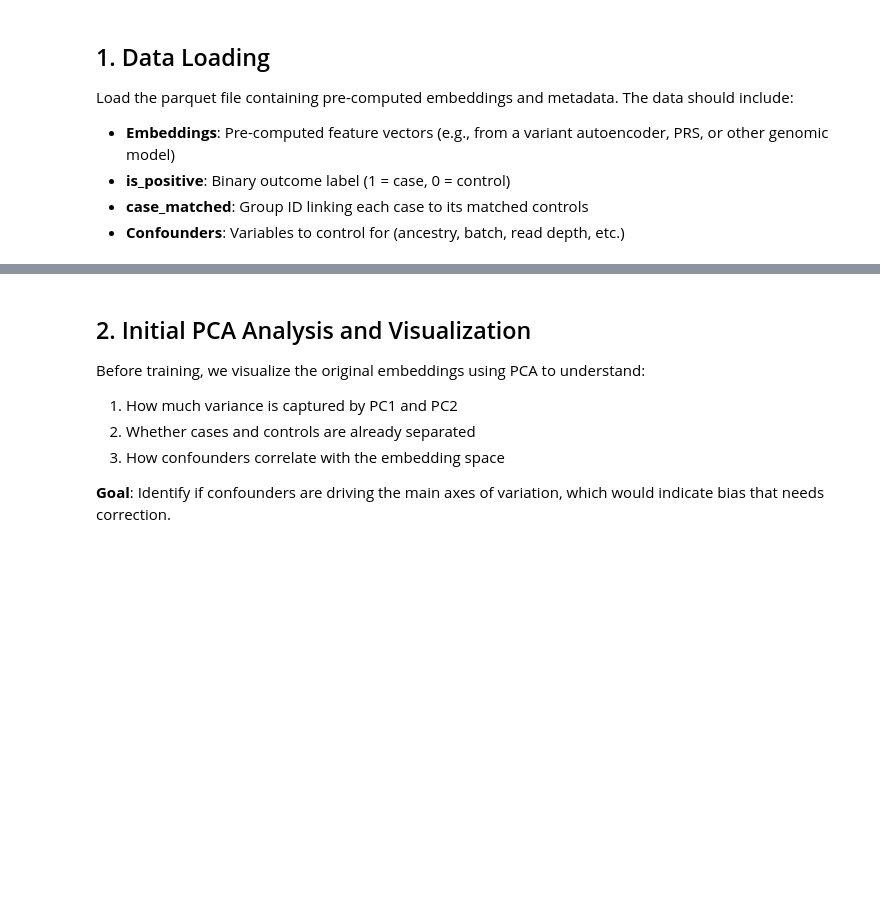
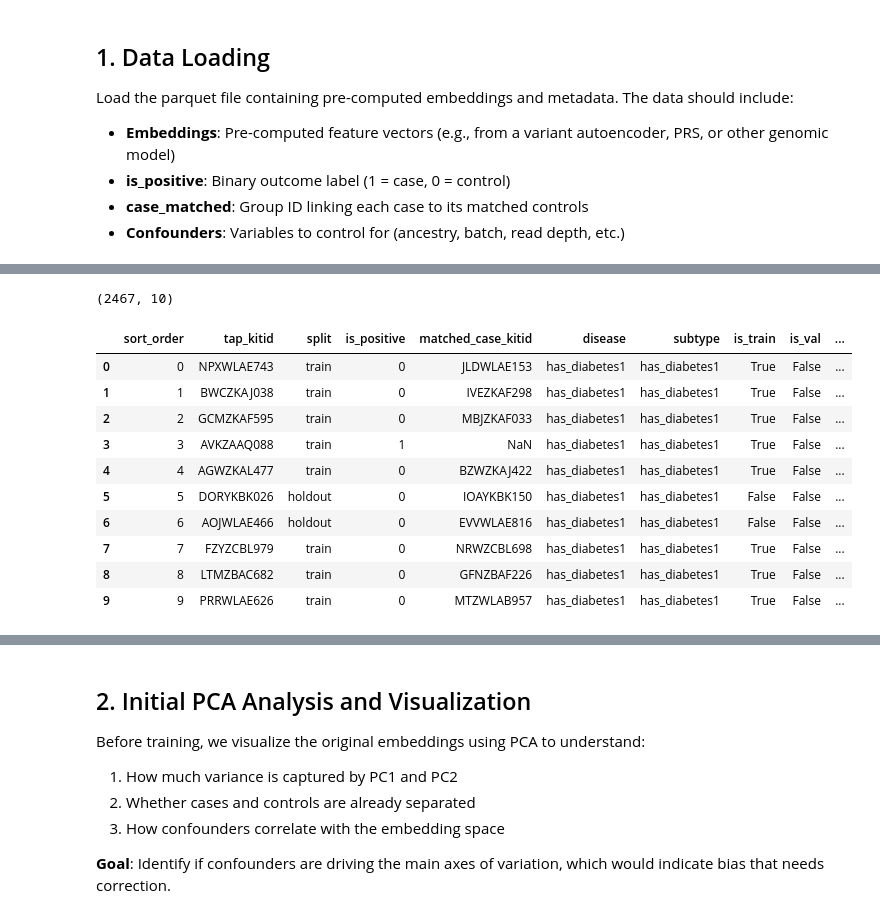
Before and after one commit to meehljd/pre-phd-genomics, a Jupyter notebook: 02_debiasing/notebooks/01_contrastive_learning.ipynb, the cells around one changed output, grey strips where cells are left out. Cells and saved outputs as stored; diff of their text form; code cells hidden in the pictures; blank space fills up the shorter version.

```diff
--- a/02_debiasing/notebooks/01_contrastive_learning.ipynb
+++ b/02_debiasing/notebooks/01_contrastive_learning.ipynb
@@ -72,18 +75,17 @@ Load the parquet file containing pre-computed embeddings and metadata. The data
 - **is_positive**: Binary outcome label (1 = case, 0 = control)
 - **case_matched**: Group ID linking each case to its matched controls
 - **Confounders**: Variables to control for (ancestry, batch, read depth, etc.)
+# %%
+data_path = "/home/ext_meehl_joshua_mayo_edu/strand_cohort_eda/genomic/evals/data/embeddings/t1d/t1d_v1_emb_matrix_named.parquet"
+meta_path = "/home/ext_meehl_joshua_mayo_edu/strand_cohort_eda/genomic/evals/data/gsm/t1d/matched_has_diabetes1_v4_modified.csv"
+cofound_path = "/home/ext_meehl_joshua_mayo_edu/strand_cohort_eda/genomic/datasets/golden_benchmark/data/cohort_design/master_cohort.csv"
 # %%
 # Load the parquet file
 # UPDATE THIS PATH to your actual parquet file
-parquet_path = "path/to/your/embeddings.parquet"
-df = pd.read_parquet(parquet_path)
+parquet_path = data_path
+df_emb = pd.read_parquet(parquet_path)
 
-print(f"Dataset shape: {df.shape}")
-print(f"\nColumns: {df.columns.tolist()}")
+print(f"Dataset shape: {df_emb.shape}")
+print(f"\nColumns: {df_emb.columns.tolist()}")
 print(f"\nFirst few rows:")
-print(df.head())
-
-# Check class distribution
-print(f"\nClass distribution:")
-print(df['is_positive'].value_counts())
-print(f"\nUnique case_matched values: {df['case_matched'].nunique()}")
+df_emb.head()
@@ -89,0 +105,20 @@ print(f"\nUnique case_matched values: {df['case_matched'].nunique()}")
+# %%
+df_meta = pd.read_csv(meta_path)
+df_meta['sample_id'] = df_meta['tap_kitid']
+mask = df_meta['sample_id'].isin(df_emb['sample_id'].unique())
+df_meta = df_meta[mask]
+print(df_meta.shape)
+df_meta.head(10)
+# %% [output]
+(2467, 10)
+|  | sort_order | tap_kitid | split | is_positive | matched_case_kitid | disease | subtype | is_train | is_val | ... |
+| 0 | 0 | NPXWLAE743 | train | 0 | JLDWLAE153 | has_diabetes1 | has_diabetes1 | True | False | ... |
+| 1 | 1 | BWCZKAJ038 | train | 0 | IVEZKAF298 | has_diabetes1 | has_diabetes1 | True | False | ... |
+| 2 | 2 | GCMZKAF595 | train | 0 | MBJZKAF033 | has_diabetes1 | has_diabetes1 | True | False | ... |
+| 3 | 3 | AVKZAAQ088 | train | 1 | NaN | has_diabetes1 | has_diabetes1 | True | False | ... |
+| 4 | 4 | AGWZKAL477 | train | 0 | BZWZKAJ422 | has_diabetes1 | has_diabetes1 | True | False | ... |
+| 5 | 5 | DORYKBK026 | holdout | 0 | IOAYKBK150 | has_diabetes1 | has_diabetes1 | False | False | ... |
+| 6 | 6 | AOJWLAE466 | holdout | 0 | EVVWLAE816 | has_diabetes1 | has_diabetes1 | False | False | ... |
+| 7 | 7 | FZYZCBL979 | train | 0 | NRWZCBL698 | has_diabetes1 | has_diabetes1 | True | False | ... |
+| 8 | 8 | LTMZBAC682 | train | 0 | GFNZBAF226 | has_diabetes1 | has_diabetes1 | True | False | ... |
+| 9 | 9 | PRRWLAE626 | train | 0 | MTZWLAB957 | has_diabetes1 | has_diabetes1 | True | False | ... |
```
Also changed, not shown: parts of 21 cells of this notebook, 2 other files.
